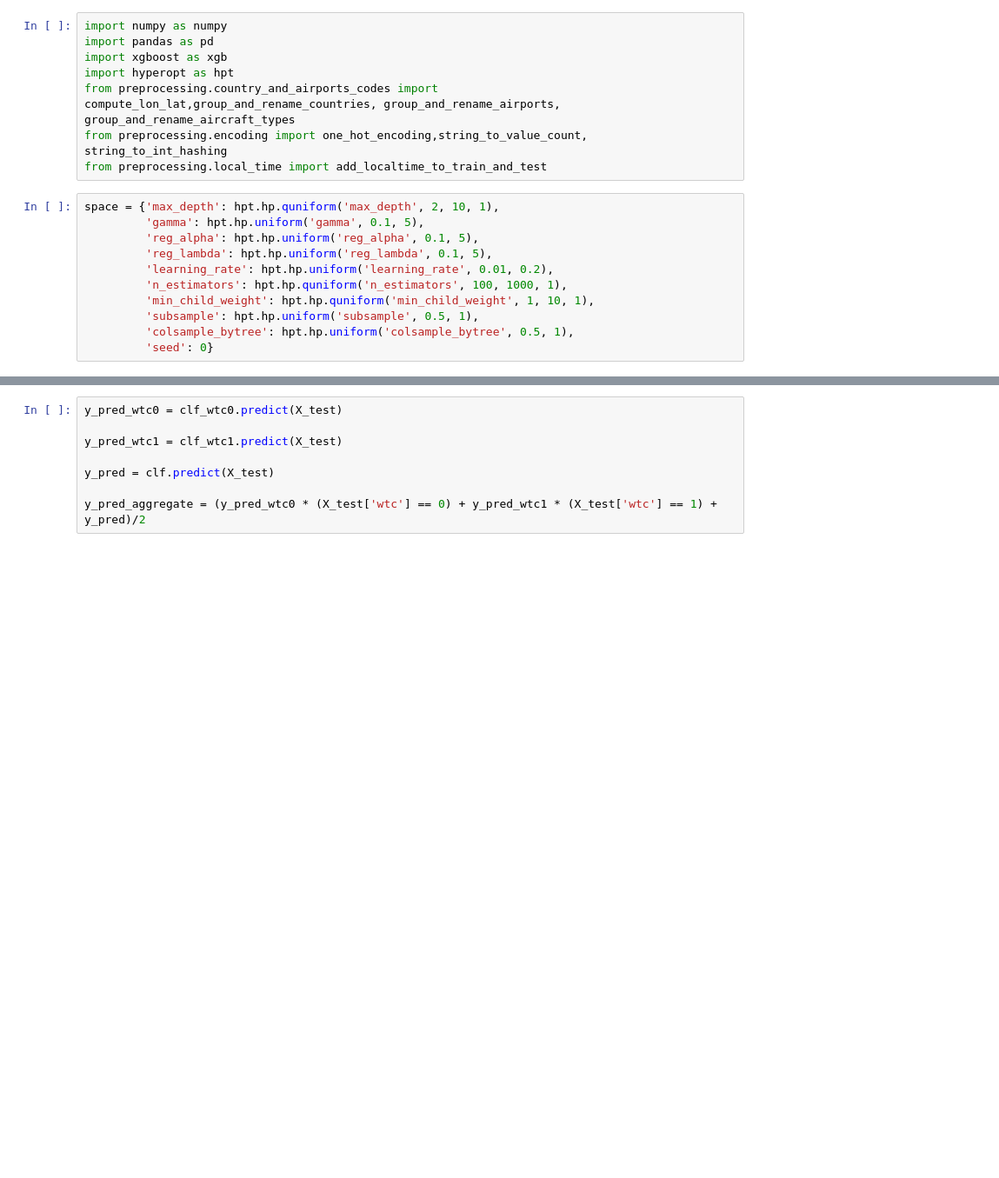
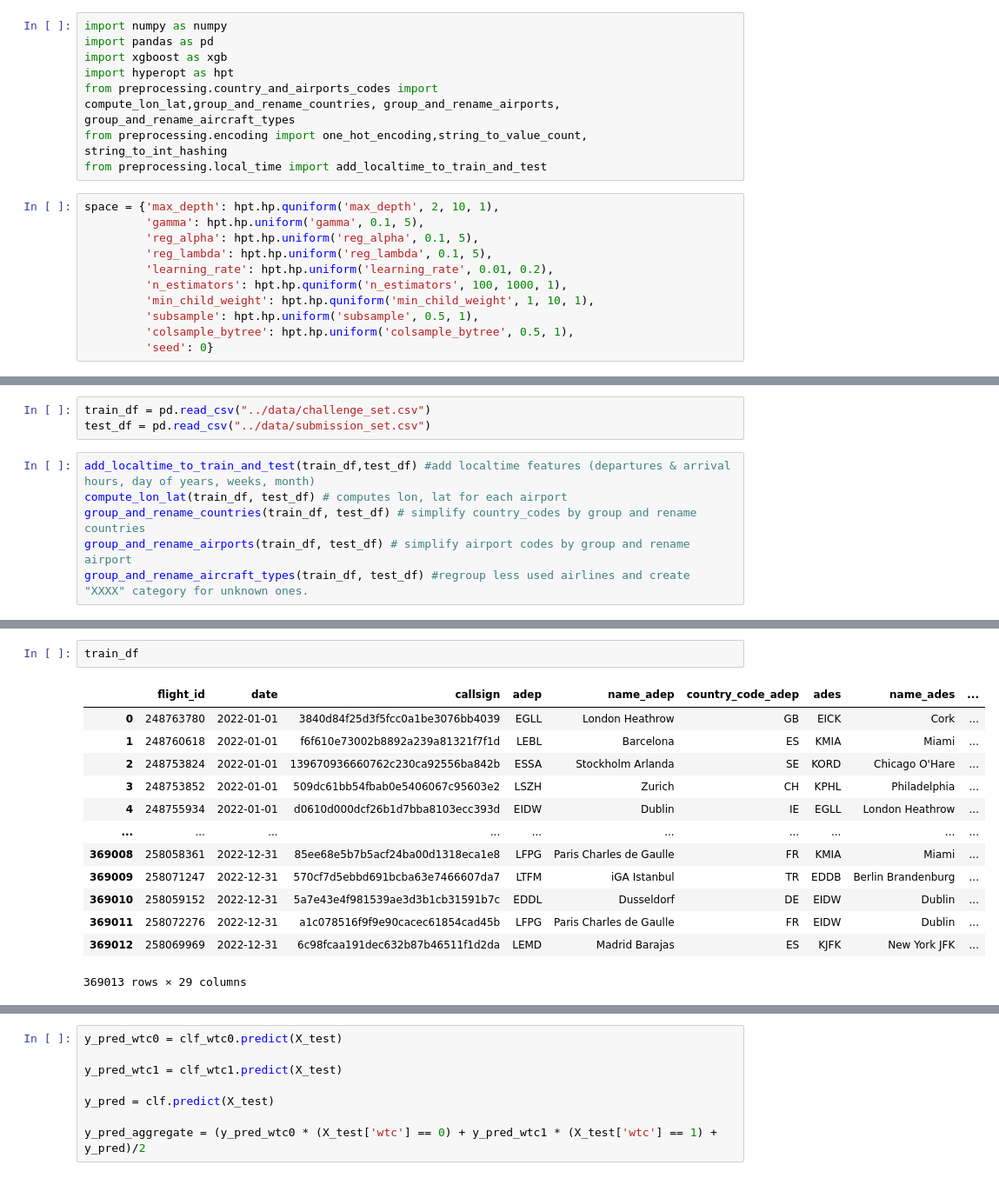
Before and after one commit to Hadrien-Cr/-ATOW_ML, a Jupyter notebook: notebooks/tuning_leo.ipynb, the cells around one changed output, grey strips where cells are left out. Shown at 87% size. Cells and saved outputs as stored; diff of their text form; blank space fills up the shorter version.

Commit message:
debug one-hot encoding and put localtime pre-processing at the right moment (first pre-processing step)

```diff
--- a/notebooks/tuning_leo.ipynb
+++ b/notebooks/tuning_leo.ipynb
@@ -19,0 +29,9 @@ space = {'max_depth': hpt.hp.quniform('max_depth', 2, 10, 1),
+# %%
+train_df = pd.read_csv("../data/challenge_set.csv")
+test_df = pd.read_csv("../data/submission_set.csv")
+# %%
+add_localtime_to_train_and_test(train_df,test_df) #add localtime features (departures & arrival hours, day of years, weeks, month)
+compute_lon_lat(train_df, test_df) # computes lon, lat for each airport
+group_and_rename_countries(train_df, test_df) # simplify country_codes by group and rename countries
+group_and_rename_airports(train_df, test_df) # simplify airport codes by group and rename airport
+group_and_rename_aircraft_types(train_df, test_df) #regroup less used airlines and create "XXXX" category for unknown ones.
@@ -20 +48,17 @@ space = {'max_depth': hpt.hp.quniform('max_depth', 2, 10, 1),
+# %%
+train_df
+# %% [output]
+|  | flight_id | date | callsign | adep | name_adep | country_code_adep | ades | name_ades | ... |
+| 0 | 248763780 | 2022-01-01 | 3840d84f25d3f5fcc0a1be3076bb4039 | EGLL | London Heathrow | GB | EICK | Cork | ... |
+| 1 | 248760618 | 2022-01-01 | f6f610e73002b8892a239a81321f7f1d | LEBL | Barcelona | ES | KMIA | Miami | ... |
+| 2 | 248753824 | 2022-01-01 | 139670936660762c230ca92556ba842b | ESSA | Stockholm Arlanda | SE | KORD | Chicago O'Hare | ... |
+| 3 | 248753852 | 2022-01-01 | 509dc61bb54fbab0e5406067c95603e2 | LSZH | Zurich | CH | KPHL | Philadelphia | ... |
+| 4 | 248755934 | 2022-01-01 | d0610d000dcf26b1d7bba8103ecc393d | EIDW | Dublin | IE | EGLL | London Heathrow | ... |
+| ... | ... | ... | ... | ... | ... | ... | ... | ... | ... |
+| 369008 | 258058361 | 2022-12-31 | 85ee68e5b7b5acf24ba00d1318eca1e8 | LFPG | Paris Charles de Gaulle | FR | KMIA | Miami | ... |
+| 369009 | 258071247 | 2022-12-31 | 570cf7d5ebbd691bcba63e7466607da7 | LTFM | iGA Istanbul | TR | EDDB | Berlin Brandenburg | ... |
+| 369010 | 258059152 | 2022-12-31 | 5a7e43e4f981539ae3d3b1cb31591b7c | EDDL | Dusseldorf | DE | EIDW | Dublin | ... |
+| 369011 | 258072276 | 2022-12-31 | a1c078516f9f9e90cacec61854cad45b | LFPG | Paris Charles de Gaulle | FR | EIDW | Dublin | ... |
+| 369012 | 258069969 | 2022-12-31 | 6c98fcaa191dec632b87b46511f1d2da | LEMD | Madrid Barajas | ES | KJFK | New York JFK | ... |
+369013 rows × 29 columns
 # %%
```
Also changed, not shown: parts of 23 cells of this notebook, 2 other files.
